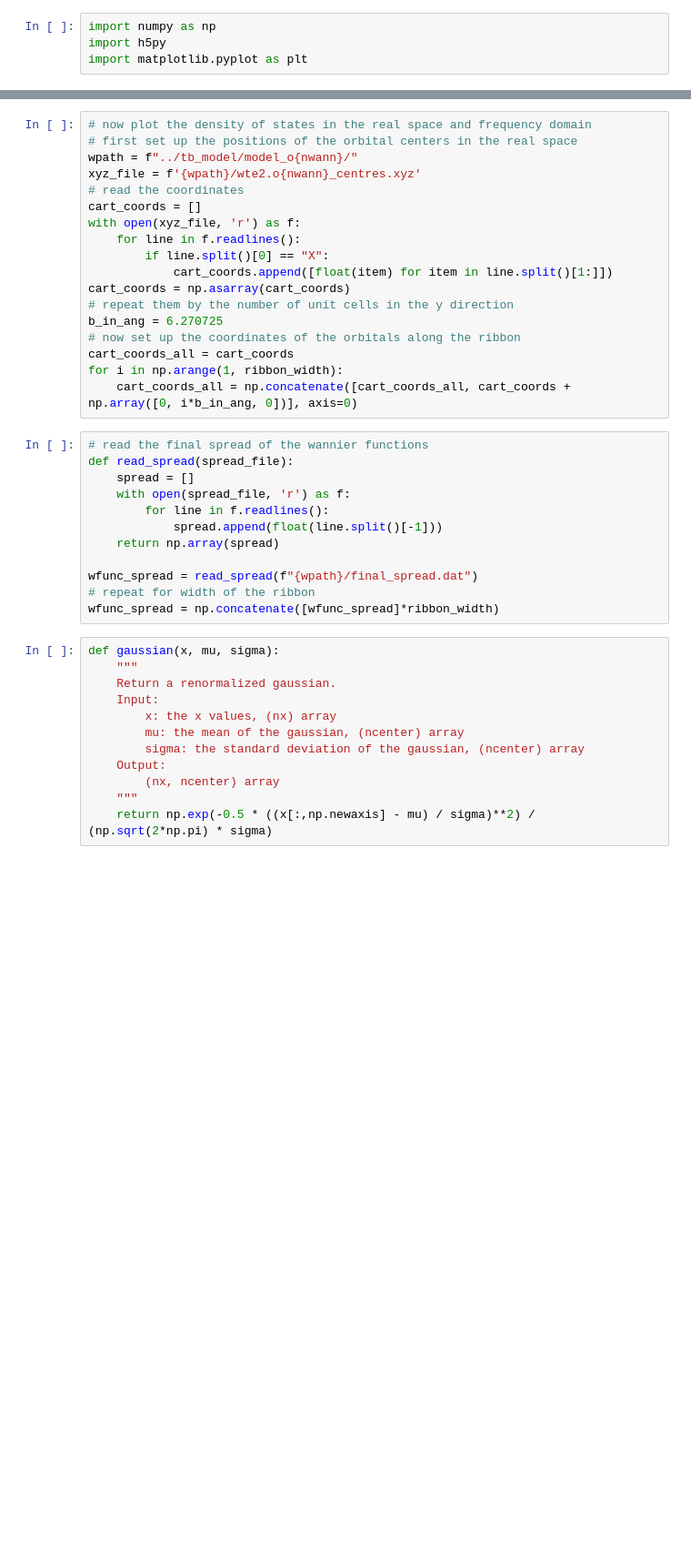
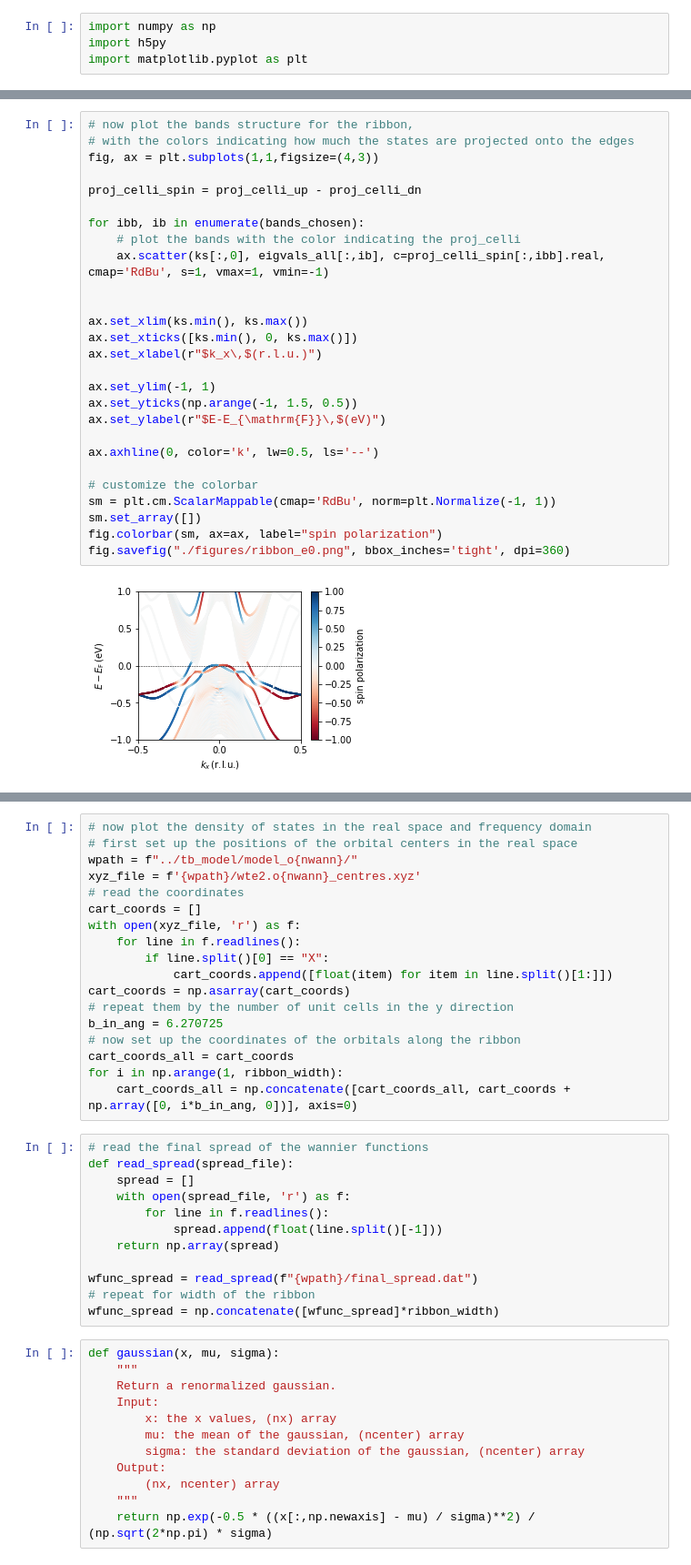
Before and after one commit to YueqingChang/WTe2_edge_states, a Jupyter notebook: ribbon_edge_states/ribbon_dispersion.ipynb, the cells around one changed output, grey strips where cells are left out. Shown: that part at 91% size. Drawn from its saved outputs; the diff is of its cells as text; blank space fills up the shorter version.

```diff
--- a/ribbon_edge_states/ribbon_dispersion.ipynb
+++ b/ribbon_edge_states/ribbon_dispersion.ipynb
@@ -55,3 +96,32 @@ ribbon efermi = 2.3208294043674953
+# %%
+# now plot the bands structure for the ribbon,
+# with the colors indicating how much the states are projected onto the edges
+fig, ax = plt.subplots(1,1,figsize=(4,3))
+
+proj_celli_spin = proj_celli_up - proj_celli_dn
+
+for ibb, ib in enumerate(bands_chosen):
+    # plot the bands with the color indicating the proj_celli
+    ax.scatter(ks[:,0], eigvals_all[:,ib], c=proj_celli_spin[:,ibb].real, cmap='RdBu', s=1, vmax=1, vmin=-1)
+
+
+ax.set_xlim(ks.min(), ks.max())
+ax.set_xticks([ks.min(), 0, ks.max()])
+ax.set_xlabel(r"$k_x\,$(r.l.u.)")
+
+ax.set_ylim(-1, 1)
+ax.set_yticks(np.arange(-1, 1.5, 0.5))
+ax.set_ylabel(r"$E-E_{\mathrm{F}}\,$(eV)")
+
+ax.axhline(0, color='k', lw=0.5, ls='--')
+
+# customize the colorbar
+sm = plt.cm.ScalarMappable(cmap='RdBu', norm=plt.Normalize(-1, 1))
+sm.set_array([])
+fig.colorbar(sm, ax=ax, label="spin polarization")
+fig.savefig("./figures/ribbon_e0.png", bbox_inches='tight', dpi=360)
+# %% [output]
+[figure, added]
 # %%
 # now plot the bands structure for the ribbon,
 # with the colors indicating how much the states are projected onto the edges
```
Also changed, not shown: parts of 9 cells of this notebook, 17 other files.
